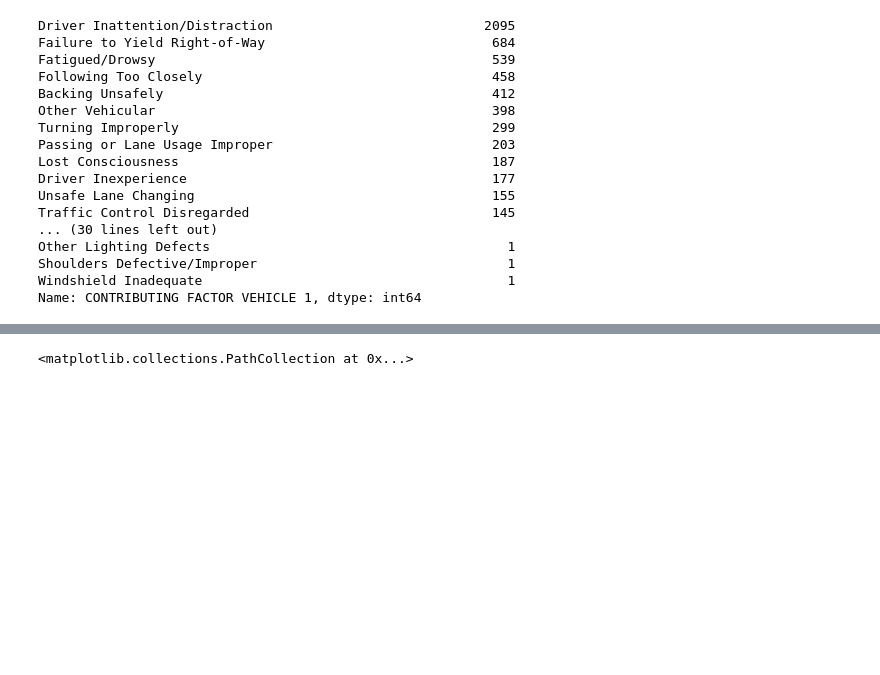
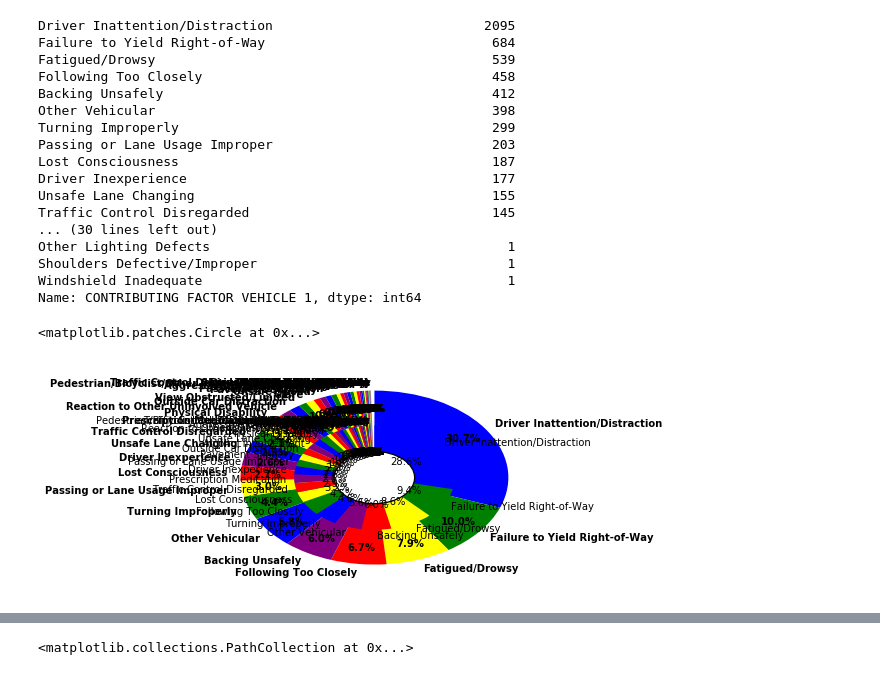
Before and after one commit to krisnadiputra/GCI2017-final-project, a Jupyter notebook: cosmas/cosmas.ipynb, the cells around one changed output, grey strips where cells are left out. Saved outputs shown, nothing was run; the diff lists cells and outputs as text; code cells hidden in the pictures; blank space fills up the shorter version.

```diff
--- a/cosmas/cosmas.ipynb
+++ b/cosmas/cosmas.ipynb
@@ -845,3 +841,19 @@ Other Lighting Defects                                      1
 Shoulders Defective/Improper                                1
 Windshield Inadequate                                       1
 Name: CONTRIBUTING FACTOR VEHICLE 1, dtype: int64
+# %%
+colors = ["blue","green","yellow","red","purple"]
+label1 = df_ps_m10_1518.index
+plt.pie(df_ps_m10_1518,labels=label1,counterclock=False, startangle=90,autopct="%1.1f%%",pctdistance=0.8,colors=colors,textprops={'color': "black", 'weight': "bold"})
+
+#内側円：事故数全体の地区分布
+label2=df_ps.index
+plt.pie(df_ps,labels=label2,counterclock=False, startangle=90,autopct="%1.1f%%",radius=0.6,pctdistance=0.5,colors=colors)
+
+# 中心 (0,0) に 40% の大きさで円を描画
+centre_circle = plt.Circle((0,0),0.3,color='black', fc='white',linewidth=1.25)
+fig = plt.gcf()
+fig.gca().add_artist(centre_circle)
+# %% [output]
+<matplotlib.patches.Circle at 0x...>
+[figure, added]
```
Also changed, not shown: parts of 26 cells of this notebook.
